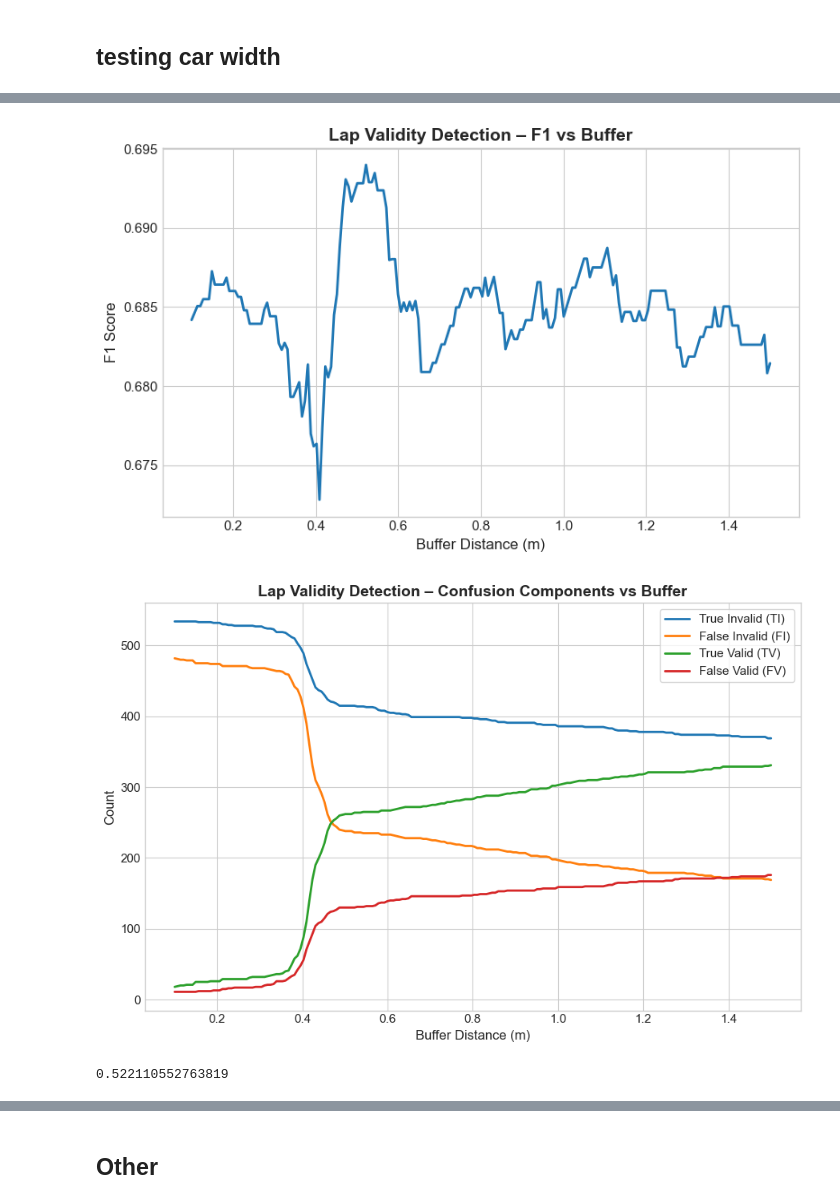
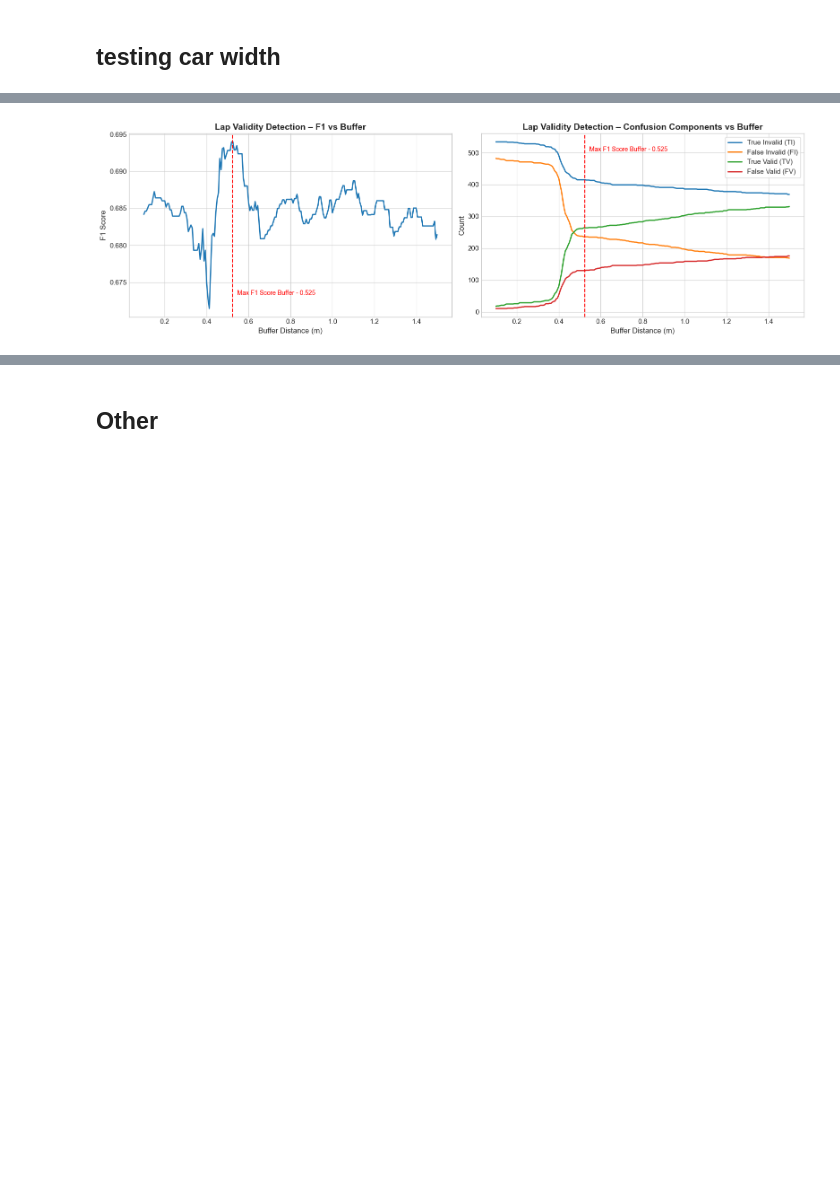
Before and after one commit to Samukat/Data3001G2, a Jupyter notebook: Track_2.ipynb, the cells around one changed output, grey strips where cells are left out. Saved outputs shown, nothing was run; the diff lists cells and outputs as text; code cells hidden in the pictures; blank space fills up the shorter version.

```diff
--- a/Track_2.ipynb
+++ b/Track_2.ipynb
@@ -266,8 +248,8 @@ plot_k_turns(lap_cut, turns, track_left, track_right, k=3, title=f"Track Section
 # %% [markdown]
 ## Distance to apex
 # %%
-def euclidean_distance(x1, y1, x2, y2):
-    return ((x1 - x2)**2 + (y1 - y2)**2)**0.5
+def euclidean_distance(point1, point2):
+    return np.sqrt((point1[0] - point2[0])**2 + (point1[1] - point2[1])**2)
 
 def compute_distace_to_apex(data: pd.DataFrame, turns: pd.DataFrame):
     turn_1, turn_2 = turns[turns['TURN'] == 1], turns[turns['TURN'] == 2]
@@ -275,16 +257,12 @@ def compute_distace_to_apex(data: pd.DataFrame, turns: pd.DataFrame):
     apex_turn_2 = (turn_2['APEX_X1'].values[0], turn_2['APEX_Y1'].values[0])
 
     data['dist_apex_1'] = euclidean_distance(
-        data[x_col], # x1
-        data[y_col], # y1
-        apex_turn_1[0],         # x2
-        apex_turn_1[1]          # y2
+        (data[x_col], data[y_col]), # x1, y1
+        (apex_turn_1[0], apex_turn_1[1]) # x2, y2
     )
     data['dist_apex_2'] = euclidean_distance(
-        data[x_col], # x1
-        data[y_col], # y1
-        apex_turn_2[0],         # x2
-        apex_turn_2[1]          # y2
+        (data[x_col], data[y_col]), # x1, y1
+        (apex_turn_2[0], apex_turn_2[1]) # x2, y2
     )
     return data
 # %%
@@ -719,13 +696,13 @@ import matplotlib.pyplot as plt
 
 plt.style.use("seaborn-v0_8-whitegrid")  # clean professional style
 
-buffers = np.linspace(0.1, 1.5, 200)
+buffers = np.linspace(0.1, 1.5, 15*15)
 
 df = result_df[result_df["M_LAPDISTANCE_1"].between(50, 800)]
 
 metrics = []
 
-for buf in buffers:
+for buf in tqdm(buffers):
     in_track = (df["left_dist"] + df["right_dist"]) < \
                (df["l_width"] + df["r_width"]) / 2 + buf
 
@@ -754,34 +728,37 @@ for buf in buffers:
 # %%
 metrics = np.array(metrics, dtype=float)
+fig, axs = plt.subplots(1, 2, figsize=(16,5))
 
+
+
+best_buffer = metrics[:,0][np.argmax(metrics[:,1]) + 1]
 # --- Plot F1 Score ---
-fig, ax = plt.subplots(figsize=(8,5))
-ax.plot(metrics[:,0], metrics[:,1], color="C0", linewidth=2)
-ax.set_xlabel("Buffer Distance (m)", fontsize=12)
-ax.set_ylabel("F1 Score", fontsize=12)
-ax.set_title("Lap Validity Detection – F1 vs Buffer", fontsize=14, weight="bold")
-ax.tick_params(axis="both", labelsize=11)
-plt.tight_layout()
-plt.show()
+
+axs[0].plot(metrics[:,0], metrics[:,1], color="C0", linewidth=2)
+axs[0].set_xlabel("Buffer Distance (m)", fontsize=12)
+axs[0].set_ylabel("F1 Score", fontsize=12)
+axs[0].set_title("Lap Validity Detection – F1 vs Buffer", fontsize=14, weight="bold")
+axs[0].tick_params(axis="both", labelsize=11)
+axs[0].axvline(x=best_buffer, color='r', linestyle='--', label='Vertical Line')
+axs[0].text(best_buffer+0.02, axs[0].get_ylim()[0]*0.9 + 0.07, f'Max F1 Score Buffer - {best_buffer}', color='red')
+# plt.tight_layout()
+# plt.show()
 
 # --- Plot Confusion Components ---
-fig, ax = plt.subplots(figsize=(9,6))
-ax.plot(metrics[:,0], metrics[:,2], label="True Invalid (TI)", linewidth=2)   # TP
-ax.plot(metrics[:,0], metrics[:,3], label="False Invalid (FI)", linewidth=2)  # FP
-ax.plot(metrics[:,0], metrics[:,4], label="True Valid (TV)", linewidth=2)     # TN
-ax.plot(metrics[:,0], metrics[:,5], label="False Valid (FV)", linewidth=2)    # FN
+# fig, ax = plt.subplots(figsize=(9,6))
+axs[1].plot(metrics[:,0], metrics[:,2], label="True Invalid (TI)", linewidth=2)   # TP
+axs[1].plot(metrics[:,0], metrics[:,3], label="False Invalid (FI)", linewidth=2)  # FP
+axs[1].plot(metrics[:,0], metrics[:,4], label="True Valid (TV)", linewidth=2)     # TN
+axs[1].plot(metrics[:,0], metrics[:,5], label="False Valid (FV)", linewidth=2)    # FN
 
-ax.set_xlabel("Buffer Distance (m)", fontsize=12)
-ax.set_ylabel("Count", fontsize=12)
-ax.set_title("Lap Validity Detection – Confusion Components vs Buffer", fontsize=14, weight="bold")
-ax.legend(fontsize=11, frameon=True)
-ax.tick_params(axis="both", labelsize=11)
-plt.tight_layout()
+axs[1].set_xlabel("Buffer Distance (m)", fontsize=12)
+axs[1].set_ylabel("Count", fontsize=12)
+axs[1].set_title("Lap Validity Detection – Confusion Components vs Buffer", fontsize=14, weight="bold")
+axs[1].legend(fontsize=11, frameon=True)
+axs[1].tick_params(axis="both", labelsize=11)
+axs[1].axvline(x=best_buffer, color='r', linestyle='--', label='Vertical Line')
+axs[1].text(best_buffer+0.02, axs[1].get_ylim()[1]*0.9, f'Max F1 Score Buffer - {best_buffer}', color='red')
+fig.tight_layout()
 plt.show()
 # %% [output]
-[figure, old version]
+[figure, new version]
-[figure, removed]
-# %%
-metrics[:,0][np.argmax(metrics[:,1])]
-# %% [output]
-0.522110552763819
```
Also changed, not shown: parts of 7 cells of this notebook, 3 other files.
